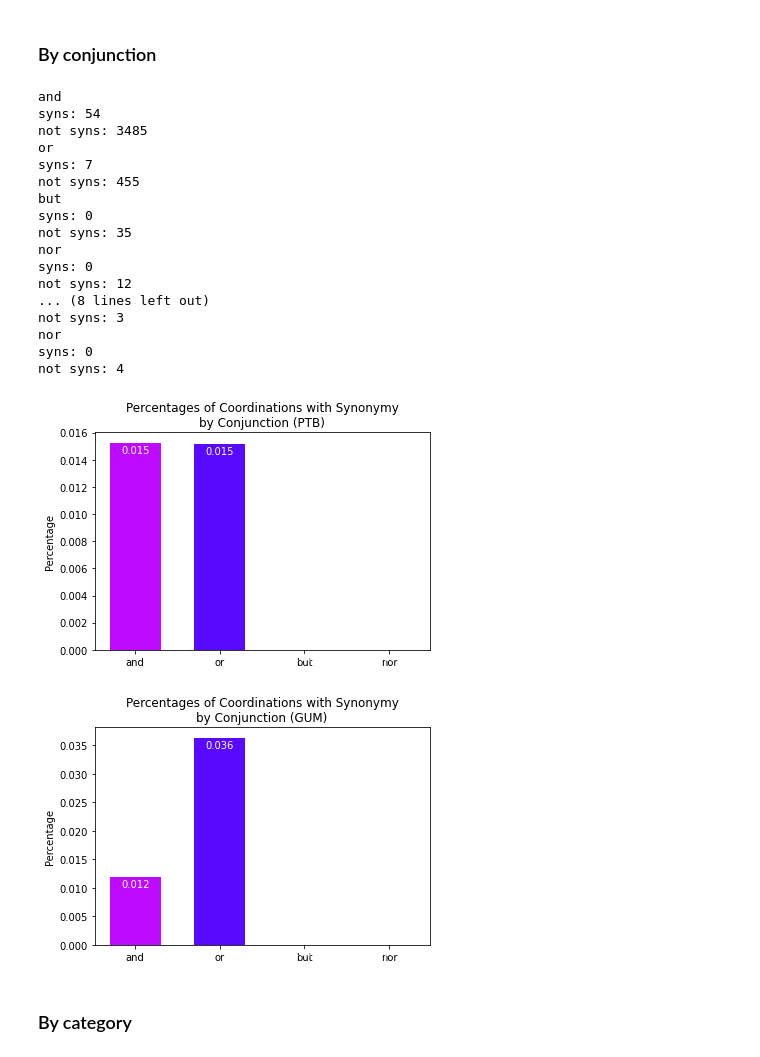
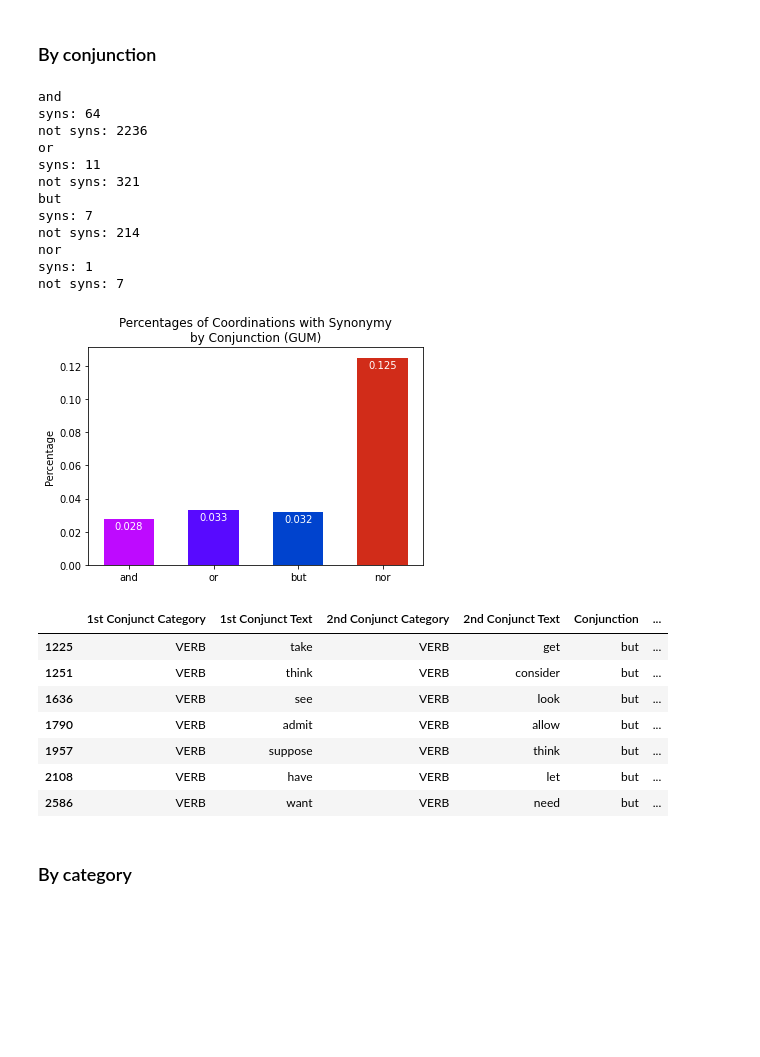
Before and after one commit to jkallini/SemanticCoordinationAnalysis, a Jupyter notebook: analysis.ipynb, the cells around one changed output. Cells and saved outputs as stored; diff of their text form; code cells hidden in the pictures; blank space fills up the shorter version.

```diff
--- a/analysis.ipynb
+++ b/analysis.ipynb
@@ -12,17 +13,17 @@ import matplotlib.pyplot as plt
 # %%
-conjunction_colors = {
+CONJUNCTION_COLORS = {
     "and": "#be0aff",
     "or": "#580aff",
     "but": "#0043ce",
     "nor": "#d12c19"
 }
 
-like_unlike_colors = {
+LIKE_UNLIKE_COLORS = {
     "likes": "#008bf8",
     "unlikes": "#dc0073"
 }
 
-category_colors = {
+CATEGORY_COLORS = {
     "NP": "#ee1266",
     "VP": "#6a4c93",
     "ADJP": "#1982c4",
@@ -30,3 +31,5 @@ category_colors = {
     "PP": "#ff4b35",
     "SBAR": "#00cecb"
 }
+
+CONJUNCTIONS = ['and', 'or', 'but', 'nor']
@@ -108,2 +36,25 @@ utils.pretty_print(ptb_synonyms, 'rtf/ptb_synonyms.rtf')
+# %%
+def gen_df_from_path(path):
+    '''
+    Concatenate all CSV files in the specified path and return
+    the result as a DataFrame.
+
+    @param path (str): path to input CSV files
+    @return (DataFrame): DataFrame containing all data
+    '''
+
+    all_files = glob.glob(path)
+
+    # Concatenate all CSVs in the specified path into one dataframe
+    li = []
+    for filename in all_files:
+        df = pd.read_csv(filename, index_col=None, header=0)
+        li.append(df)
+
+    if li == []:
+        return None
+
+    df = pd.concat(li, axis=0, ignore_index=True)
+    return df
 # %% [markdown]
 # GUM
@@ -122,15 +61,16 @@ gum_likes = utils.filter_conj_length(gum_likes, 1)
 # %%
-# Add conjunct head columns for wordnet analysis
-# We can do this since each conjunct is only one word long
-gum_likes['1st Conjunct Head'] = gum_likes['1st Conjunct Text']
-gum_likes['2nd Conjunct Head'] = gum_likes['2nd Conjunct Text']
+# Load samples from GUM
+gum_samples = gen_df_from_path('csv/GUM/*.csv')
+
+# Get like coordinations
+gum_likes = utils.likes_df(gum_samples)
 
 # Finding closures over wordnet relations produces redundant search warnings
 # We'll just filter these warnings
 with warnings.catch_warnings():
     warnings.simplefilter("ignore")
 
-    # Get wordnet relations for like coordinations from GUM
+    # Get wordnet relations for like coordinations from GUM corpus
     gum_synonymy_df = utils.analyze_synonymy(gum_likes)
     gum_antonymy_df = utils.analyze_antonymy(gum_likes)
     gum_hypernymy_df = utils.analyze_hypernymy(gum_likes)
@@ -179,7 +119,7 @@ def synonym_conjunction_distribution(synonyms_df, source, outfile):
     width = 0.6  # the width of the bars
 
     fig, ax = plt.subplots()
-    rects1 = ax.bar(x, syns_freqs, width, color=conjunction_colors.values())
+    rects1 = ax.bar(x, syns_freqs, width, color=CONJUNCTION_COLORS.values())
 
     # Add some text for labels, title and custom x-axis tick labels, etc.
     ax.set_ylabel('Percentage')
@@ -198,28 +138,32 @@ def synonym_conjunction_distribution(synonyms_df, source, outfile):
 
     plt.savefig(outfile, bbox_inches='tight')
 # %%
-synonym_conjunction_distribution(ptb_synonymy_df, 'PTB', 'charts/PTB_synonymy_by_conjunction.pdf')
 synonym_conjunction_distribution(gum_synonymy_df, 'GUM', 'charts/GUM_synonymy_by_conjunction.pdf')
 # %% [output]
 and
-syns: 54
-not syns: 3485
+syns: 64
+not syns: 2236
 or
+syns: 11
+not syns: 321
+but
 syns: 7
-not syns: 455
-but
-syns: 0
-not syns: 35
+not syns: 214
 nor
-syns: 0
-not syns: 12
-... (8 lines left out)
-not syns: 3
-nor
-syns: 0
-not syns: 4
+syns: 1
+not syns: 7
-[figure, old version]
+[figure, new version]
-[figure, removed]
+# %%
+gum_synonyms[gum_synonyms['Conjunction'] == 'but']
+# %% [output]
+|  | 1st Conjunct Category | 1st Conjunct Text | 2nd Conjunct Category | 2nd Conjunct Text | Conjunction | ... |
+| 1225 | VERB | take | VERB | get | but | ... |
+| 1251 | VERB | think | VERB | consider | but | ... |
+| 1636 | VERB | see | VERB | look | but | ... |
+| 1790 | VERB | admit | VERB | allow | but | ... |
+| 1957 | VERB | suppose | VERB | think | but | ... |
+| 2108 | VERB | have | VERB | let | but | ... |
+| 2586 | VERB | want | VERB | need | but | ... |
 # %% [markdown]
 ### By category
 # %%
```
Also changed, not shown: parts of 15 cells of this notebook, 4 other files.
